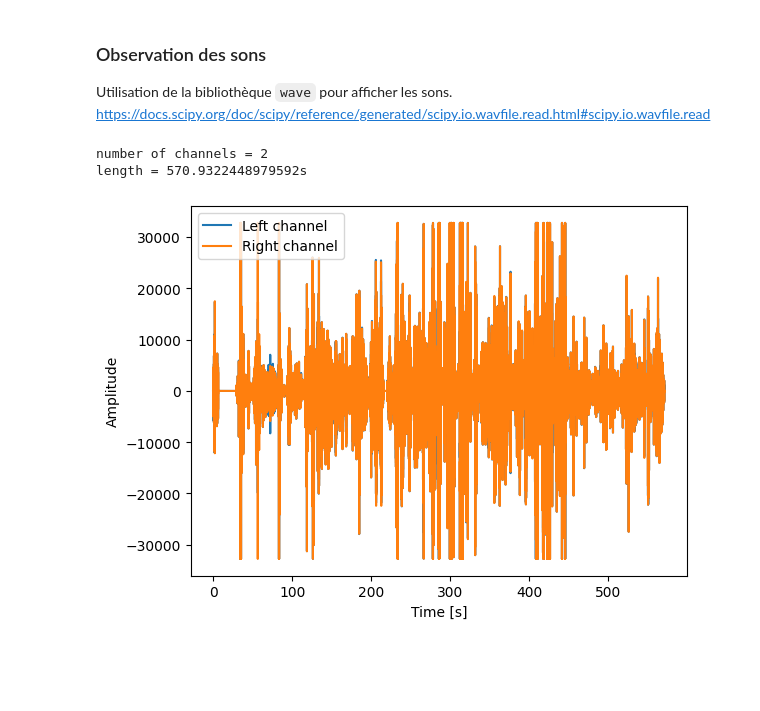
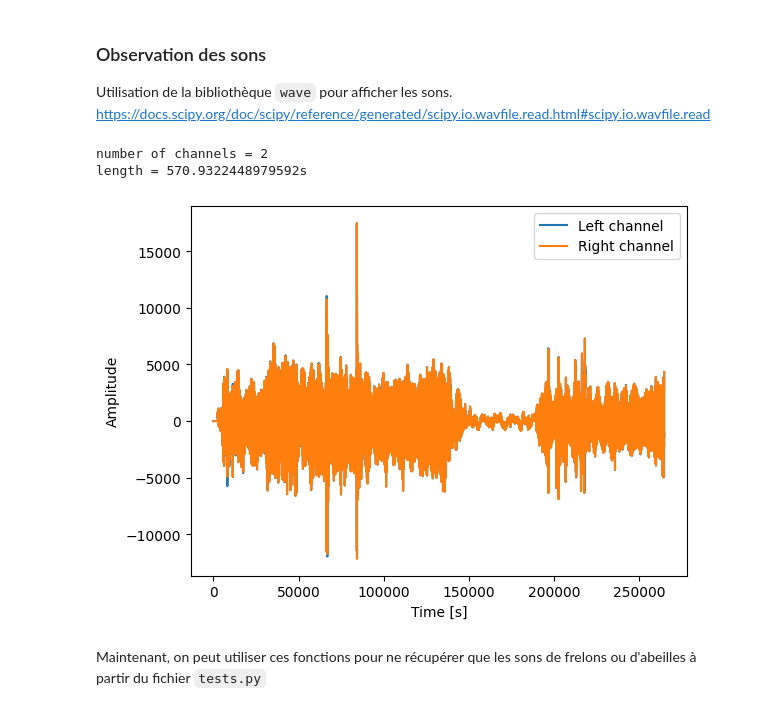
Before and after one commit to nathan-004/Ruche-Connectee, a Jupyter notebook: Reconnaissance-sonore/frelon_abeille.ipynb, the cells around one changed output. Saved outputs shown, nothing was run; the diff lists cells and outputs as text; code cells hidden in the pictures; blank space fills up the shorter version.

```diff
--- a/Reconnaissance-sonore/frelon_abeille.ipynb
+++ b/Reconnaissance-sonore/frelon_abeille.ipynb
@@ -37,43 +37,68 @@ from scipy.io import wavfile
 import matplotlib.pyplot as plt
 import numpy as np
 
 # Charger le fichier audio WAV
 FILE = "echantillons/abeilles_frelons.wav"
 
-def signal(times):
+def signal():
     """
-    Retourne le signal
-
-    Parametres
-    ----------
-    times:tuple
-        Tuple sous forme de (nombre de seconde départ, nombre de seconde fin)
+    Retourne le signal du fichier dans FILE
     """
     FILE_NAME = FILE
 
     samplerate, data = wavfile.read(FILE_NAME)
     print(f"number of channels = {data.shape[1]}")
 
     length = data.shape[0] / samplerate
     print(f"length = {length}s")
 
     return (data, length, samplerate)
 
-def plot():
-    FILE_NAME = FILE
+def plot(signal_, show=True):
+    """
+    Affiche le signal signal_ dans matplotlib
 
-    data, length, samplerate = signal(" ")
+    Paramètres
+    ----------
+    signal_:tuple
+        sous forme (data, length, samplerate)
+    """
+
+    data, length, samplerate = signal_
     time = np.linspace(0., length, data.shape[0])
 
     plt.plot(time, data[:, 0], label="Left channel")
     plt.plot(time, data[:, 1], label="Right channel")
     plt.legend()
     plt.xlabel("Time [s]")
     plt.ylabel("Amplitude")
-    plt.show()
+    if show:
+        plt.show()
 
-plot()
+def get(signal, start, end):
+    """
+    Renvoie le signal d'un temps de départ à un temps d'arrivée
+
+    Parametres
+    ----------
+    signal:tuple
+        signal sous forme de (data, length, samplerate)
+    start:int
+        Temps de départ en secondes
+    end:int
+        Temps de fin en secondes
+    """
+    data, length, samplerate = signal
+
+    start_sample = int(start * samplerate)
+    end_sample = int(end * samplerate)
+
+    return (data[start_sample:end_sample], data[start_sample:end_sample].shape[0], samplerate)
+
+plot(get(signal(), 0, 6))
 # %% [output]
 number of channels = 2
 length = 570.9322448979592s
-[figure, old version]
+[figure, new version]
+# %% [markdown]
+Maintenant, on peut utiliser ces fonctions pour ne récupérer que les sons de frelons ou d'abeilles à partir du fichier `tests.py`
```
Also changed, not shown: parts of 3 cells of this notebook.
